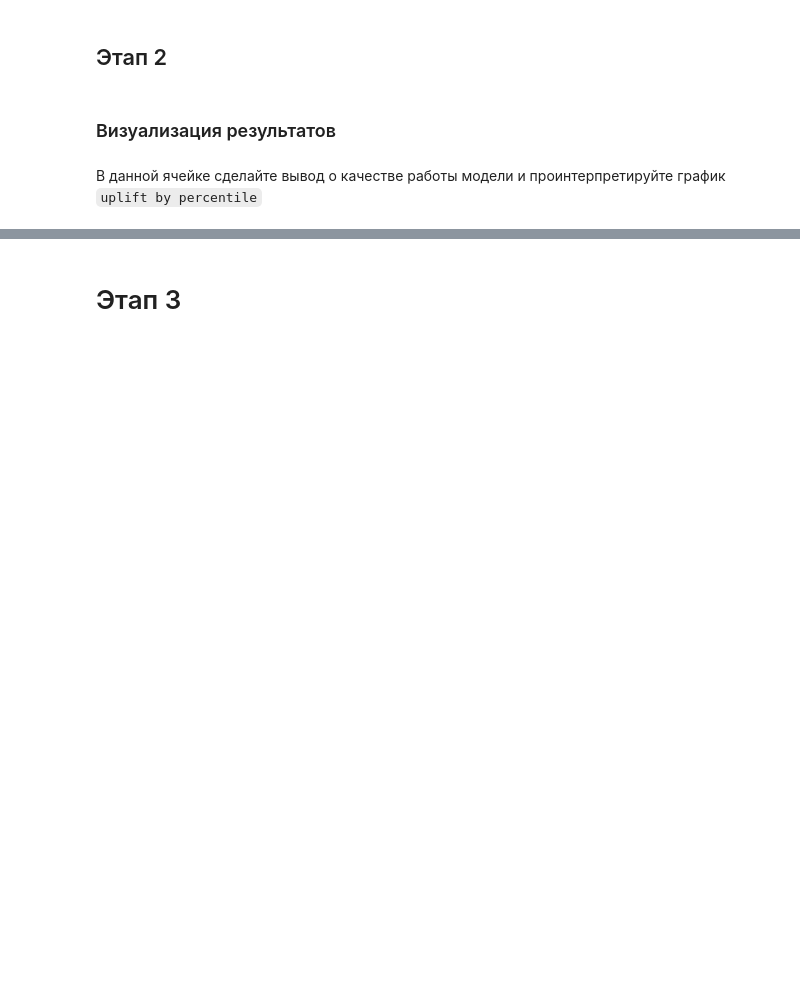
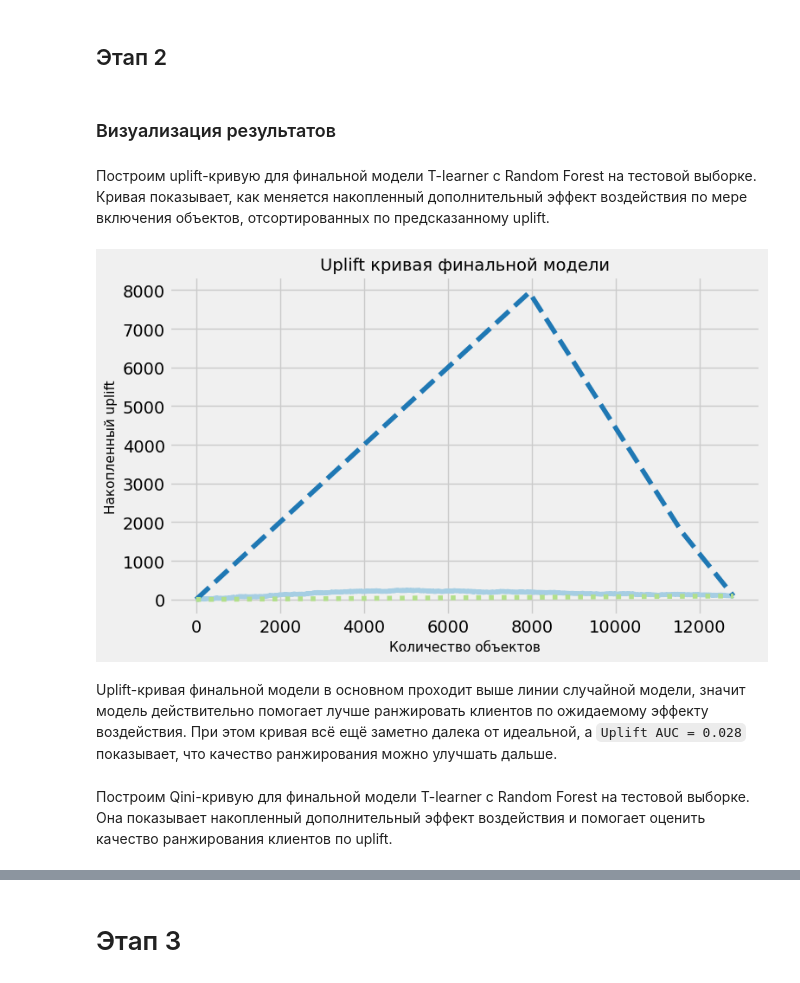
Before and after one commit to LadyProGo/mle-project-sprint-5-v001, a Jupyter notebook: final_uplift_project.ipynb, the cells around one changed output, grey strips where cells are left out. Saved outputs shown, nothing was run; the diff lists cells and outputs as text; code cells hidden in the pictures; blank space fills up the shorter version.

Commit message:
Finalize uplift project notebook

```diff
--- a/final_uplift_project.ipynb
+++ b/final_uplift_project.ipynb
@@ -1835,5 +1893,68 @@ MLflow run успешно создан: e93862ceae2a42dbbfcaa51f58fc6632
 ## Этап 2
 # %% [markdown]
 ### Визуализация результатов
-# %% [markdown]
-В данной ячейке сделайте вывод о качестве работы модели и проинтерпретируйте график `uplift by percentile`
+# %% [markdown]
+Построим uplift-кривую для финальной модели T-learner с Random Forest на тестовой выборке. Кривая показывает, как меняется накопленный дополнительный эффект воздействия по мере включения объектов, отсортированных по предсказанному uplift.
+# %%
+# рассчитываем uplift-кривую финальной модели
+uplift_x, uplift_y = uplift_curve(
+    y_true=y_test,
+    uplift=final_uplift_test,
+    treatment=treatment_test
+)
+# %%
+# рассчитываем идеальную uplift-кривую
+perfect_x, perfect_y = perfect_uplift_curve(
+    y_true=y_test,
+    treatment=treatment_test
+)
+# %%
+# создаём область для построения графика
+fig, ax = plt.subplots(figsize=(8, 5))
+
+# строим uplift-кривую модели
+ax.plot(
+    uplift_x,
+    uplift_y,
+    label=f"T-learner, Uplift AUC = {final_uplift_auc:.3f}"
+)
+
+# строим идеальную uplift-кривую
+ax.plot(
+    perfect_x,
+    perfect_y,
+    linestyle="--",
+    label="Идеальная модель"
+)
+
+# строим линию случайной модели
+ax.plot(
+    [0, uplift_x[-1]],
+    [0, uplift_y[-1]],
+    linestyle=":",
+    label="Случайная модель"
+)
+
+# задаём подписи осей и заголовок
+ax.set_xlabel("Количество объектов", fontsize=11)
+ax.set_ylabel("Накопленный uplift", fontsize=11)
+ax.set_title("Uplift кривая финальной модели", fontsize=14)
+
+# оптимизируем расположение элементов графика
+plt.tight_layout()
+
+# сохраняем график для логирования в MLflow
+fig.savefig(
+    "uplift_curve.png",
+    dpi=150,
+    bbox_inches="tight"
+)
+
+# выводим график
+plt.show()
+# %% [output]
+[figure, added]
+# %% [markdown]
+Uplift-кривая финальной модели в основном проходит выше линии случайной модели, значит модель действительно помогает лучше ранжировать клиентов по ожидаемому эффекту воздействия. При этом кривая всё ещё заметно далека от идеальной, а `Uplift AUC = 0.028` показывает, что качество ранжирования можно улучшать дальше.
+# %% [markdown]
+Построим Qini-кривую для финальной модели T-learner с Random Forest на тестовой выборке. Она показывает накопленный дополнительный эффект воздействия и помогает оценить качество ранжирования клиентов по uplift.
```
Also changed, not shown: parts of 66 cells of this notebook.
